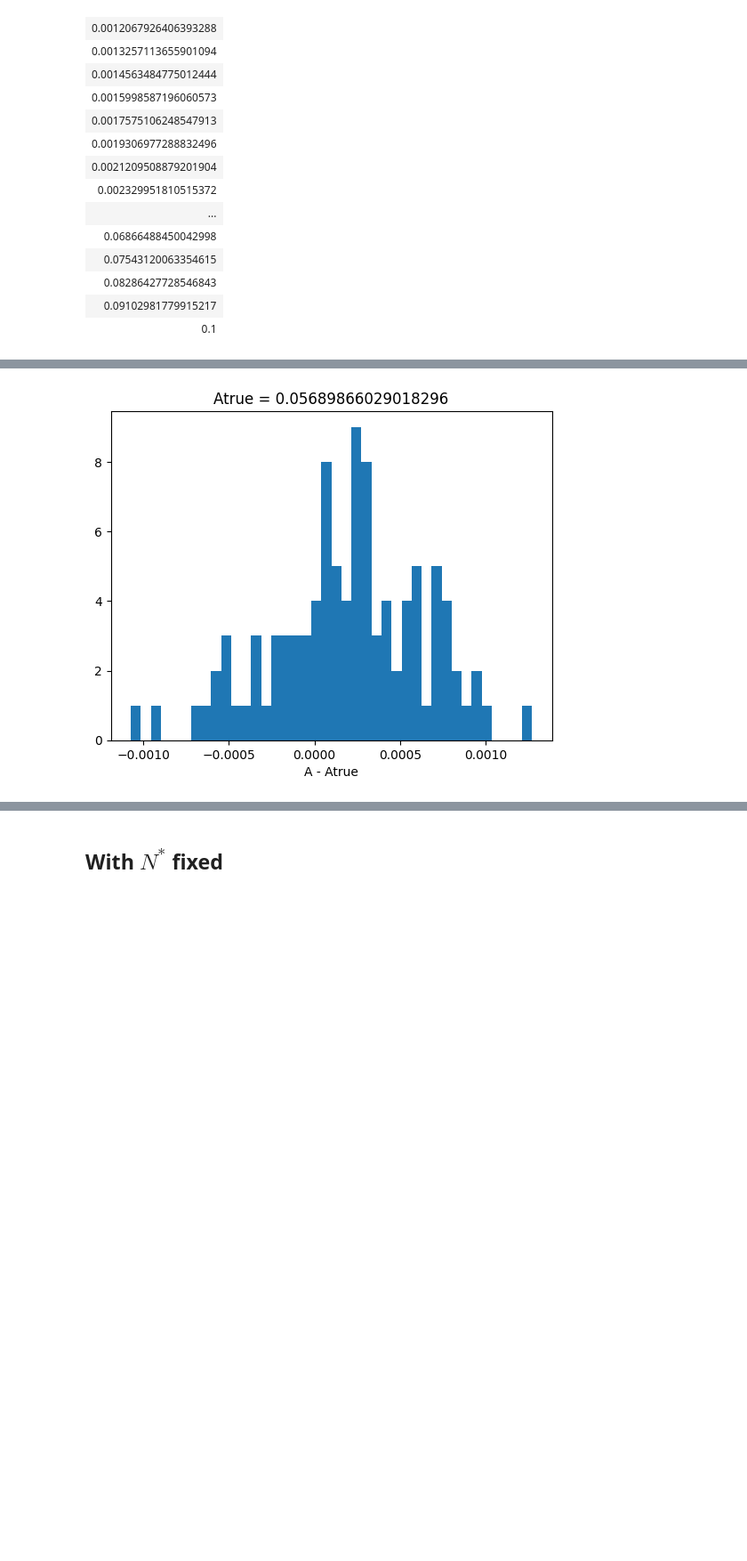
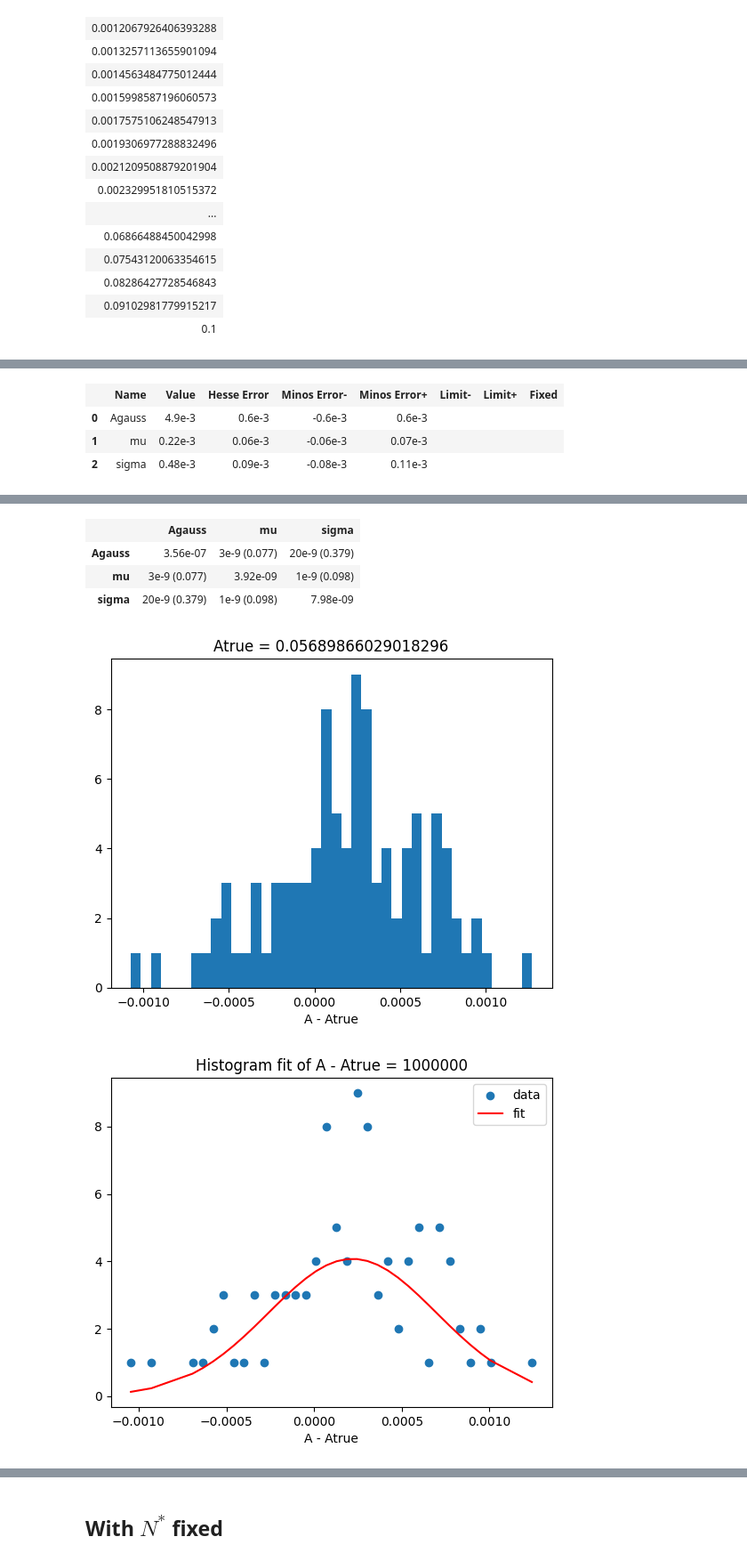
Before and after one commit to johannct/M2_Stage_Code, a Jupyter notebook: Simulation/A_Study_Cluster.ipynb, the cells around one changed output, grey strips where cells are left out. Shown at 89% size. Drawn from its saved outputs; the diff is of its cells as text; code cells hidden in the pictures; blank space fills up the shorter version.

```diff
--- a/Simulation/A_Study_Cluster.ipynb
+++ b/Simulation/A_Study_Cluster.ipynb
@@ -228,4 +230,9 @@ mask = dfMinuit_data4['A_true'] == Atrue
 dfMinuit_filtered_Atrue = dfMinuit_data4[mask]
 
 var, bins = get_hist(dfMinuit_filtered_Atrue['A'] - Atrue, bins=40, xlabel="A - Atrue", title=f"Atrue = {Atrue}")
+mask2 = var != 0
+
+m = fit_minuit(bins[mask2], var[mask2], np.sqrt(var[mask2]), gauss, (1e-2, 0, 5e-4), ("Agauss", "mu", "sigma"),
+              title="Histogram fit of A - Atrue = {}".format(NSource_px_th), xlabel="A - Atrue")
+m
 # %% [output]
@@ -231,0 +245,4 @@ var, bins = get_hist(dfMinuit_filtered_Atrue['A'] - Atrue, bins=40, xlabel="A -
+|  | Name | Value | Hesse Error | Minos Error- | Minos Error+ | Limit- | Limit+ | Fixed |
+| 0 | Agauss | 4.9e-3 | 0.6e-3 | -0.6e-3 | 0.6e-3 |  |  |  |
+| 1 | mu | 0.22e-3 | 0.06e-3 | -0.06e-3 | 0.07e-3 |  |  |  |
+| 2 | sigma | 0.48e-3 | 0.09e-3 | -0.08e-3 | 0.11e-3 |  |  |  |
@@ -232,4 +255,9 @@ var, bins = get_hist(dfMinuit_filtered_Atrue['A'] - Atrue, bins=40, xlabel="A -
+|  | Agauss | mu | sigma |
+| Agauss | 3.56e-07 | 3e-9 (0.077) | 20e-9 (0.379) |
+| mu | 3e-9 (0.077) | 3.92e-09 | 1e-9 (0.098) |
+| sigma | 20e-9 (0.379) | 1e-9 (0.098) | 7.98e-09 |
 [figure]
+[figure, added]
 # %%
 Atrue = 0.010481131341546858
 mask = dfMinuit_data4['A_true'] == Atrue
```
Also changed, not shown: parts of 14 cells of this notebook, 2 other files.
